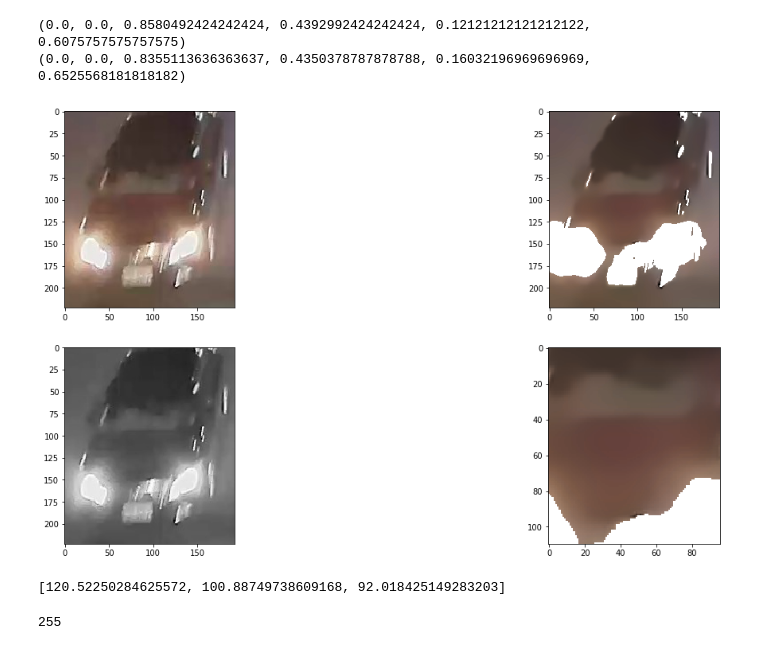
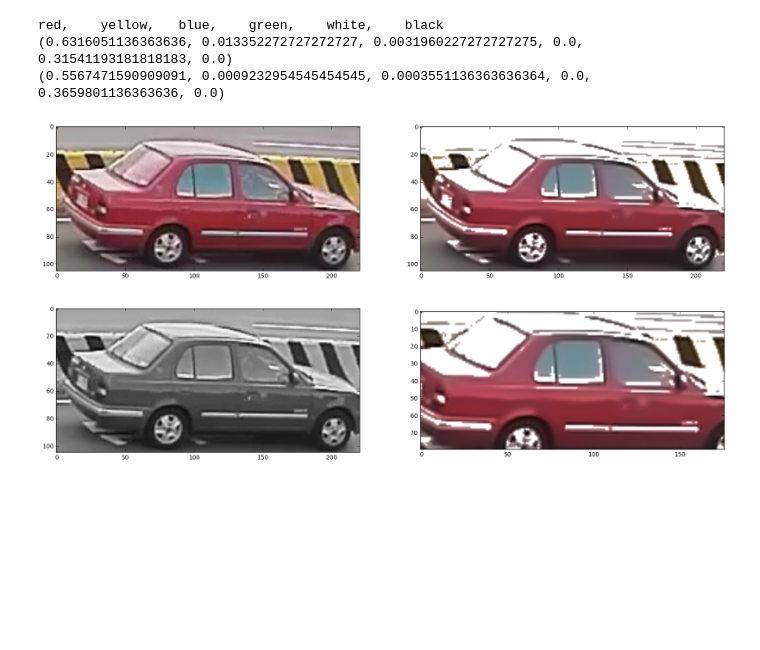
Before and after one commit to tsungjenh/color-detection, a Jupyter notebook: TestColorDetect.ipynb, the cells around one changed output. Drawn from its saved outputs; the diff is of its cells as text; code cells hidden in the pictures; blank space fills up the shorter version.

```diff
--- a/TestColorDetect.ipynb
+++ b/TestColorDetect.ipynb
@@ -8,7 +8,9 @@ def imgFilt(img):
     filtered_img = cv2.fastNlMeansDenoisingColored(img,None,10,10,7,21)
     grimg = cv2.cvtColor(filtered_img,cv2.COLOR_BGR2GRAY)
 
+    hsvimg = cv2.cvtColor(filtered_img,cv2.COLOR_BGR2HSV)
+
     lightMask = np.asarray(grimg)
-    Mask_indices = lightMask > 125
+    Mask_indices = lightMask > 150
     filtered_img[Mask_indices] =255
     return filtered_img
@@ -18,10 +32,10 @@ def color_detection(frame_in):
     #frame = cv2.imread(image_name)
 
         src_height, src_width, src_channels = frame_in.shape
-        roiX = int(src_width / 4)
-        roiWidth = roiX * 2
-        roiY = src_height / 4
-        roiHeight = roiY * 2
+        roiX = int(src_width / 10)
+        roiWidth = roiX * 8
+        roiY = int(src_height / 10)
+        roiHeight = roiY * 8
         frame = frame_in[roiY : roiY+roiHeight, roiX : roiX+roiWidth]
         #filtered_img = imgFilt(frame_in)
         #filtered_img = filtered_img[roiY : roiY+roiHeight, roiX : roiX+roiWidth]
@@ -44,6 +58,7 @@ def color_detection(frame_in):
         upper = np.array([10, 255, 255])
         mask2 = cv2.inRange(hsv, lower, upper)
         mask = mask1 + mask2
+        outmask = mask
         redVal = float(mask.sum()) / float(max_value)
         if redVal > 0.2:
             red="true"
@@ -104,45 +119,53 @@ def color_detection(frame_in):
 
         #return red, yellow, blue, green, white, black
         return redVal, yellowVal, blueVal, greenVal, whiteVal, blackVal
+        #return outmask
 # %%
-img = cv2.imread('./bluelight.jpg')
+img = cv2.imread('./red.jpg')#
+#img = cv2.imread('./whitebalanced.png')
+#img2 = cv2.imread('./redlight6.jpg')
 height,width,chann = img.shape
-#img = img[250:370,100:400]#red1
-#img = img[270:320,310:350]#red2
-#img = img[325:450,1040:width]
-
-#img = cv2.resize(img, (0,0), fx=0.5, fy=0.5)
 
 
+print "red,    yellow,   blue,    green,    white,    black"
 print color_detection(img)
 
 
-#print color_detection(filtered_img)
-grimg = cv2.cvtColor(img,cv2.COLOR_RGB2GRAY)
-filtered_img = imgFilt(img)
+filtered_img= imgFilt(img)
+print color_detection(filtered_img)
+grimg = cv2.cvtColor(img,cv2.COLOR_BGR2GRAY)
 
-print color_detection(filtered_img)
 
+
+src_height, src_width, src_channels = img.shape
+roiX = int(src_width / 10)
+roiWidth = roiX * 8
+roiY = int(src_height / 10)
+roiHeight = roiY * 8
+
+img = cv2.cvtColor(img,cv2.COLOR_BGR2RGB)
+
+#img2 = cv2.cvtColor(img2,cv2.COLOR_BGR2RGB)
+filtered_img = cv2.cvtColor(filtered_img,cv2.COLOR_BGR2RGB)
 
 #dst = cv2.imread('./red2.jpg')
 plt.figure(figsize=(20,10))
-plt.subplot(221),plt.imshow(img)
+roiimg = img[roiY:roiY+roiHeight, roiX:roiX+roiWidth]
+plt.subplot(221),plt.imshow(img)#
+#plt.subplot(221),plt.imshow(img2)
 plt.subplot(222),plt.imshow(filtered_img)
 plt.subplot(223),plt.imshow(grimg ,cmap='gray')
-src_height, src_width, src_channels = img.shape
-roiX = int(src_width / 4)
-roiWidth = roiX * 2
-roiY = src_height / 4
-roiHeight = roiY * 2
+#plt.subplot(223),plt.imshow(redmask)
 img = filtered_img[roiY:roiY+roiHeight, roiX:roiX+roiWidth]
 plt.subplot(224),plt.imshow(img)
 plt.show()
 # %% [output]
-(0.0, 0.0, 0.8580492424242424, 0.4392992424242424, 0.12121212121212122, 0.6075757575757575)
-(0.0, 0.0, 0.8355113636363637, 0.4350378787878788, 0.16032196969696969, 0.6525568181818182)
+red,    yellow,   blue,    green,    white,    black
+(0.6316051136363636, 0.013352272727272727, 0.0031960227272727275, 0.0, 0.31541193181818183, 0.0)
+(0.5567471590909091, 0.0009232954545454545, 0.0003551136363636364, 0.0, 0.3659801136363636, 0.0)
-[figure, old version]
+[figure, new version]
 # %%
-img = cv2.imread('./bluelight.jpg')
+img = cv2.imread('./bluelight2.jpg')
 height,width,chann = img.shape
 #img = img[325:450,1040:width]
 average_color = [img[:, :, i].mean() for i in range(img.shape[-1])]
@@ -150,14 +173,11 @@ average_color = [img[:, :, i].mean() for i in range(img.shape[-1])]
 print average_color
 
 
-cv2.imshow("before",img)
+#cv2.imshow("before",img)
 #cv2.waitKey(0)
 img[:,:,0]=img[:,:,0]-(average_color[0])
-img[:,:,1]=img[:,:,1]-(average_color[1])
+img[:,:,1]=img[:,:,1]-(average_color[1]
 img[:,:,2]=img[:,:,2]-(average_color[2])
 
-cv2.imshow("after",img)
-cv2.waitKey(0)
+#cv2.imshow("after",img)
+#cv2.waitKey(0)
-# %% [output]
-[120.52250284625572, 100.88749738609168, 92.018425149283203]
-255
```
Also changed, not shown: parts of 2 cells of this notebook.
